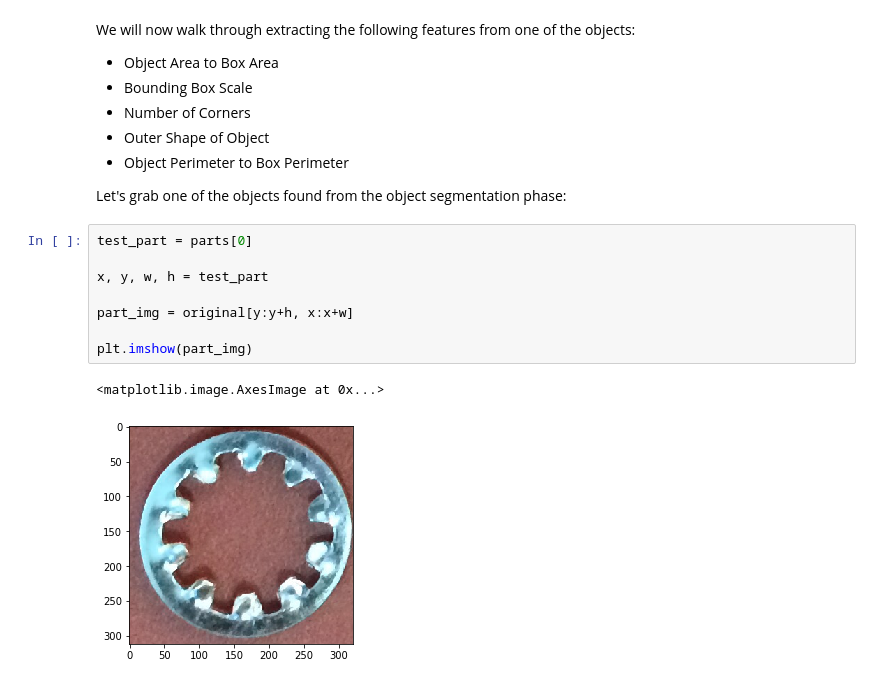
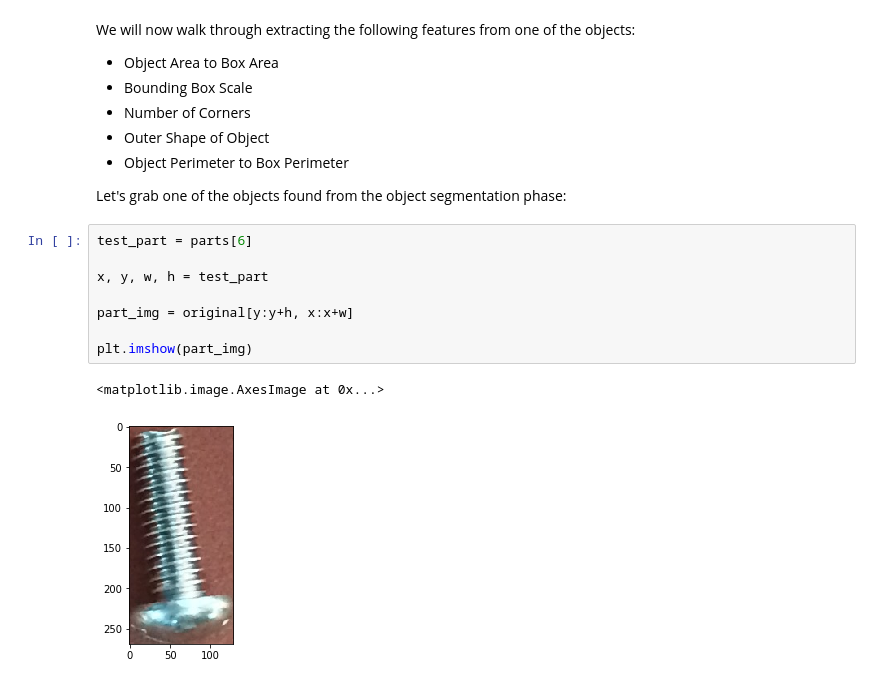
Before and after one commit to mtfuller/CS4732-Nuts-and-Bolts, a Jupyter notebook: Nuts and Bolts Project.ipynb, the cells around one changed output. Saved outputs shown, nothing was run; the diff lists cells and outputs as text.

```diff
--- a/Nuts and Bolts Project.ipynb
+++ b/Nuts and Bolts Project.ipynb
@@ -143,13 +143,13 @@ We will now walk through extracting the following features from one of the objec
 
 Let's grab one of the objects found from the object segmentation phase:
 # %%
-test_part = parts[0]
+test_part = parts[6]
 
 x, y, w, h = test_part
 
 part_img = original[y:y+h, x:x+w]
 
 plt.imshow(part_img)
 # %% [output]
 <matplotlib.image.AxesImage at 0x...>
-[figure, old version]
+[figure, new version]
```
Also changed, not shown: parts of 13 cells of this notebook.
